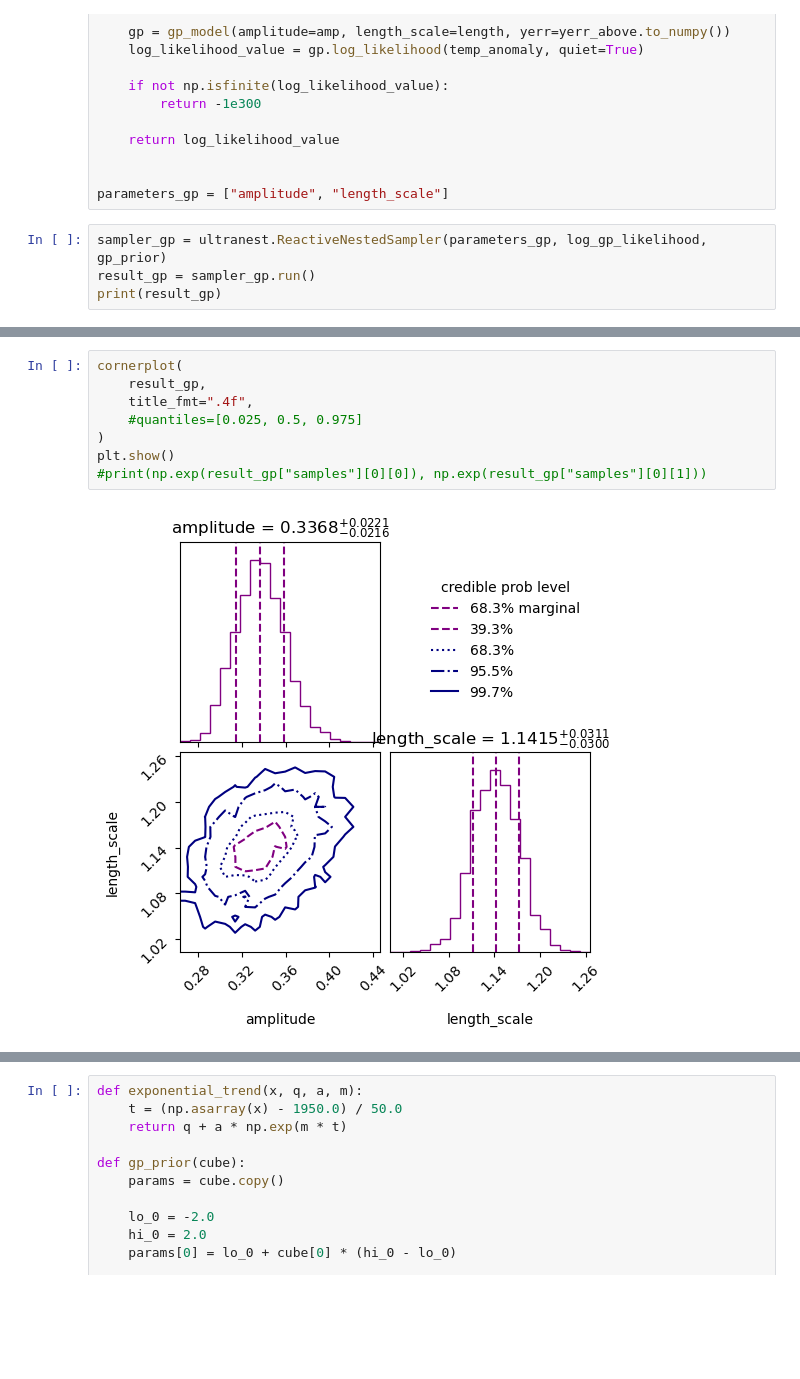
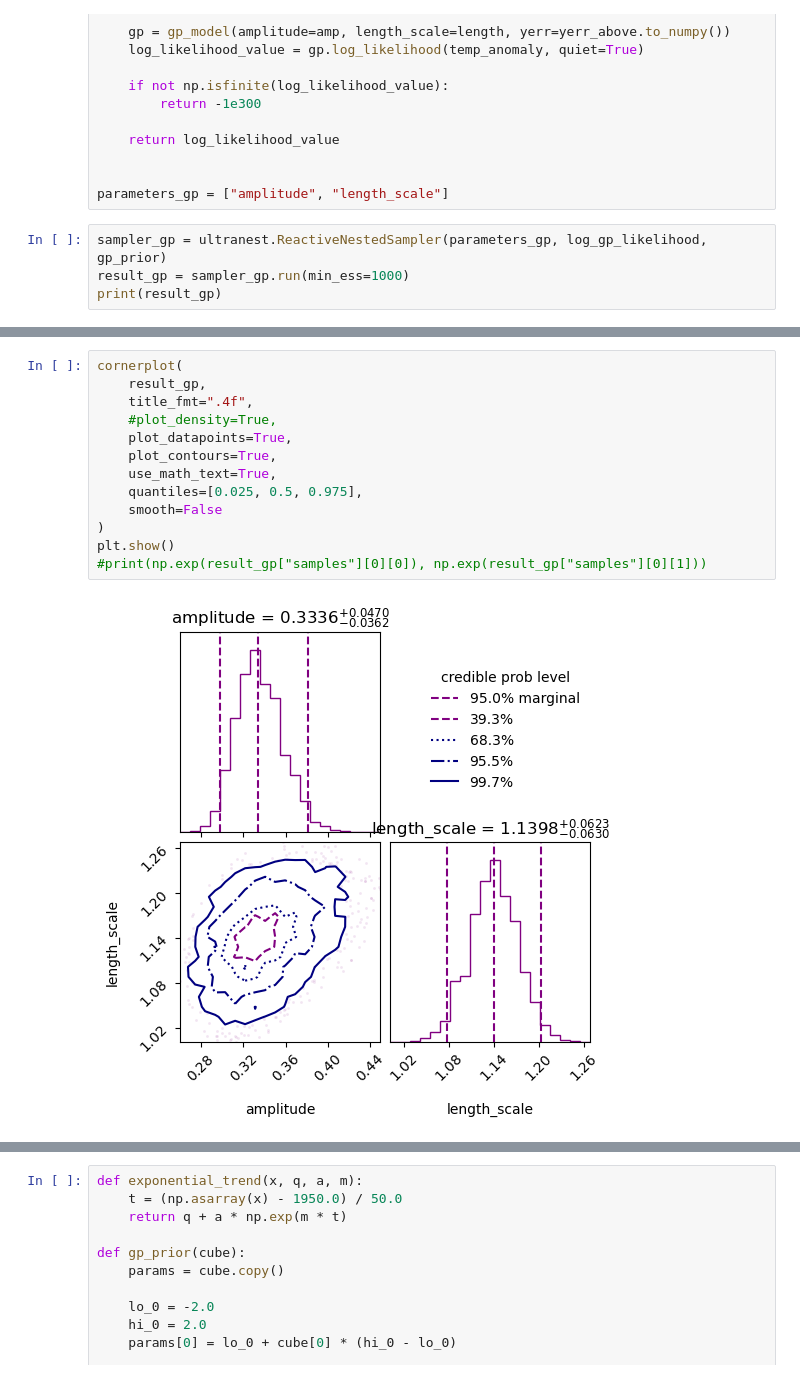
Before and after one commit to stevelonny/global-warming, a Jupyter notebook: gaussian-process.ipynb, the cells around one changed output, grey strips where cells are left out. Drawn from its saved outputs; the diff is of its cells as text; blank space fills up the shorter version.

```diff
--- a/gaussian-process.ipynb
+++ b/gaussian-process.ipynb
@@ -84,7 +84,7 @@ def log_gp_likelihood(params):
 parameters_gp = ["amplitude", "length_scale"]
 # %%
 sampler_gp = ultranest.ReactiveNestedSampler(parameters_gp, log_gp_likelihood, gp_prior)
-result_gp = sampler_gp.run()
+result_gp = sampler_gp.run(min_ess=1000)
 print(result_gp)
 # %% [output]
 [ultranest] Sampling 400 live points from prior ...
@@ -109,13 +109,18 @@ VBox(children=(HTML(value=''), GridspecLayout(children=(HTML(value="<div style='
 # %%
 cornerplot(
     result_gp,
     title_fmt=".4f",
-    #quantiles=[0.025, 0.5, 0.975]
+    #plot_density=True,
+    plot_datapoints=True,
+    plot_contours=True,
+    use_math_text=True,
+    quantiles=[0.025, 0.5, 0.975],
+    smooth=False
 )
 plt.show()
 #print(np.exp(result_gp["samples"][0][0]), np.exp(result_gp["samples"][0][1]))
 # %% [output]
-[figure, old version]
+[figure, new version]
 # %%
 plt.figure(figsize=(15, 7))
 plt.errorbar(df["year"], df["annual_anomaly_above"], yerr=df["annual_unc_above"], fmt="o", markersize=3, label="Above", alpha=0.5)
```
Also changed, not shown: parts of 10 cells of this notebook.
